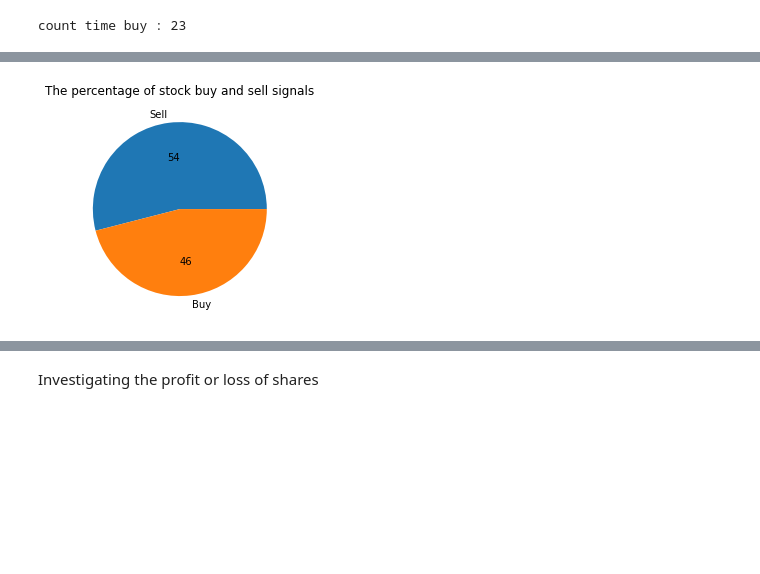
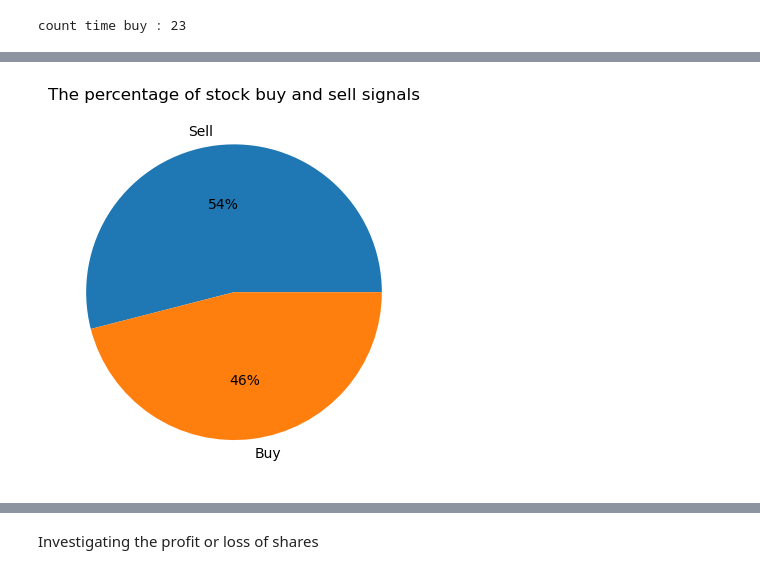
Before and after one commit to Peyman2012/Investigating-the-shares-of-Isfahan-Mobarake-Steel, a Jupyter notebook: folad.ipynb, the cells around one changed output, grey strips where cells are left out. Saved outputs shown, nothing was run; the diff lists cells and outputs as text; code cells hidden in the pictures; blank space fills up the shorter version.

```diff
--- a/folad.ipynb
+++ b/folad.ipynb
@@ -352,10 +347,10 @@ df_day50=[sell_folad,buy_folad]
 name_df=['Sell','Buy']
 # %%
 plt.title('The percentage of stock buy and sell signals')
-plt.pie(df_day50,labels=name_df,autopct='%.0f')
+plt.pie(df_day50,labels=name_df,autopct='%.0f%%')
 plt.show()
 # %% [output]
-[figure, old version]
+[figure, new version]
 # %%
 df_day50=[sell2_folad,buy_folad,ziro_folad]
 name_df=['Sell','Buy','Ziro']
```
Also changed, not shown: parts of 39 cells of this notebook.
